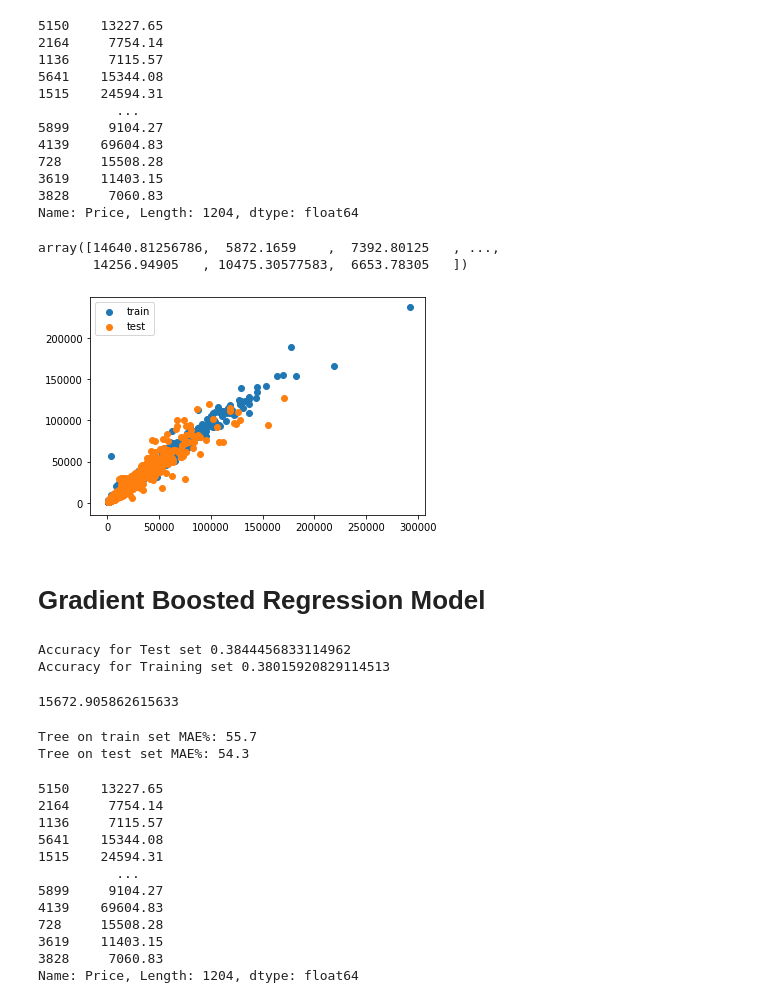
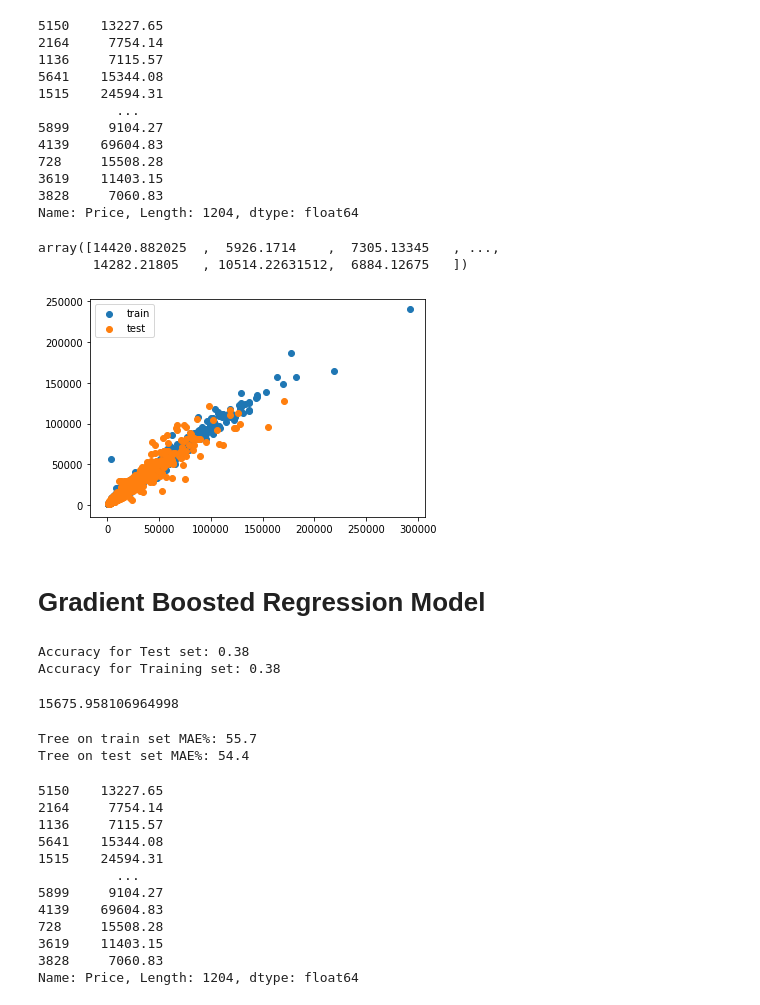
Before and after one commit to DAB-400-Capstone/Final-project, a Jupyter notebook: Project .ipynb, the cells around one changed output. Drawn from its saved outputs; the diff is of its cells as text; code cells hidden in the pictures.

```diff
--- a/Project .ipynb
+++ b/Project .ipynb
@@ -23,7 +24,7 @@ from keras.layers import Dense, Dropout
 # %%
 # Load the dataset
 
-data= pd.read_csv("data.csv")
+cars_new= pd.read_csv("final data.csv")
 # %%
 # Look at the first 5 rows
 
@@ -538,3 +51,0 @@ Name: Price, dtype: float64
-# %%
-# Drop columns which are of least importance.
-cars_new = cars.drop(['Name','Location','Year','Manufacture_Name'],axis=1)
@@ -545,14 +51,0 @@ cars_new.shape
-# %%
-# Convert the categorical values into dummies using the get_dummies function
-df=pd.get_dummies(cars_new['Fuel_Type'])
-cars_new=pd.concat([cars_new,df.iloc[:,:-1]],axis=1)
-cars_new.drop(['Fuel_Type'],axis=1,inplace=True)
-df=pd.get_dummies(cars_new['Transmission'])
-cars_new=pd.concat([cars_new,df.iloc[:,:-1]],axis=1)
-cars_new.drop(['Transmission'],axis=1,inplace=True)
-df=pd.get_dummies(cars_new['Owner_Type'])
-cars_new=pd.concat([cars_new,df.iloc[:,:-1]],axis=1)
-cars_new.drop(['Owner_Type'],axis=1,inplace=True)
-df=pd.get_dummies(cars_new['Car_Name'])
-cars_new=pd.concat([cars_new,df.iloc[:,:-1]],axis=1)
-cars_new.drop(['Car_Name'],axis=1,inplace=True)
@@ -848,8 +321,8 @@ plt.show()
 # %%
 rf_reg = RandomForestRegressor(n_estimators=200)
 rf_reg.fit(X_train,y_train)
-train_prediction = rf_reg.predict(X_train)
-test_prediction=rf_reg.predict(X_test)
-print("Accuracy for Test set",rf_reg.score(X_test,y_test))
-print("Accuracy for Training set",rf_reg.score(X_train,y_train))
+train_pred = rf_reg.predict(X_train)
+test_pred=rf_reg.predict(X_test)
+print("Accuracy for Test set: "+"{:.2f}".format(rf_reg.score(X_test,y_test)))
+print("Accuracy for Training set: "+"{:.2f}".format(rf_reg.score(X_train,y_train)))
 # %% [output]
@@ -883,19 +375,19 @@ y_test
 3619    11403.15
 3828     7060.83
 Name: Price, Length: 1204, dtype: float64
-# %%
-test_prediction
-# %% [output]
-array([14640.81256786,  5872.1659    ,  7392.80125   , ...,
-       14256.94905   , 10475.30577583,  6653.78305   ])
+# %%
+test_pred
+# %% [output]
+array([14420.882025  ,  5926.1714    ,  7305.13345   , ...,
+       14282.21805   , 10514.22631512,  6884.12675   ])
 # %%
 # Create a scatter plot with train and test
-plt.scatter(y_train, train_prediction, label='train')
-plt.scatter(y_test, test_prediction, label='test')
+plt.scatter(y_train, train_pred, label='train')
+plt.scatter(y_test, test_pred, label='test')
 plt.legend()
 plt.show()
 # %% [output]
-[figure, old version]
+[figure, new version]
 # %% [markdown]
 #  Gradient Boosted Regression Model
 # %%
@@ -904,26 +396,26 @@ gb_reg = GradientBoostingRegressor(max_features=5,
                                 n_estimators=200,
                                 random_state=99)
 gb_reg.fit(X_train,y_train)
-train_prediction = gb_reg.predict(X_train)
-test_prediction=gb_reg.predict(X_test)
-print("Accuracy for Test set",gb_reg.score(X_test,y_test))
-print("Accuracy for Training set",gb_reg.score(X_train,y_train))
+train_pred = gb_reg.predict(X_train)
+test_pred=gb_reg.predict(X_test)
+print("Accuracy for Test set: "+"{:.2f}".format(gb_reg.score(X_test,y_test)))
+print("Accuracy for Training set: "+"{:.2f}".format(gb_reg.score(X_train,y_train)))
 # %% [output]
-Accuracy for Test set 0.3844456833114962
-Accuracy for Training set 0.38015920829114513
+Accuracy for Test set: 0.38
+Accuracy for Training set: 0.38
 # %%
-math.sqrt(mean_squared_error(y_test,test_prediction))
+math.sqrt(mean_squared_error(y_test,test_pred))
 # %% [output]
-15672.905862615633
+15675.958106964998
 # %%
-MAE_train=np.mean(abs(y_train-train_prediction))/np.mean(y_train)
+MAE_train=np.mean(abs(y_train-train_pred))/np.mean(y_train)
 print("Tree on train set MAE%:", round(MAE_train*100,1))
 
-MAE_test=np.mean(abs(y_test-test_prediction))/np.mean(y_test)
+MAE_test=np.mean(abs(y_test-test_pred))/np.mean(y_test)
 print("Tree on test set MAE%:", round(MAE_test*100,1))
 # %% [output]
 Tree on train set MAE%: 55.7
-Tree on test set MAE%: 54.3
+Tree on test set MAE%: 54.4
 # %%
 y_test
 # %% [output]
```
Also changed, not shown: parts of 178 cells of this notebook, 5 other files.
